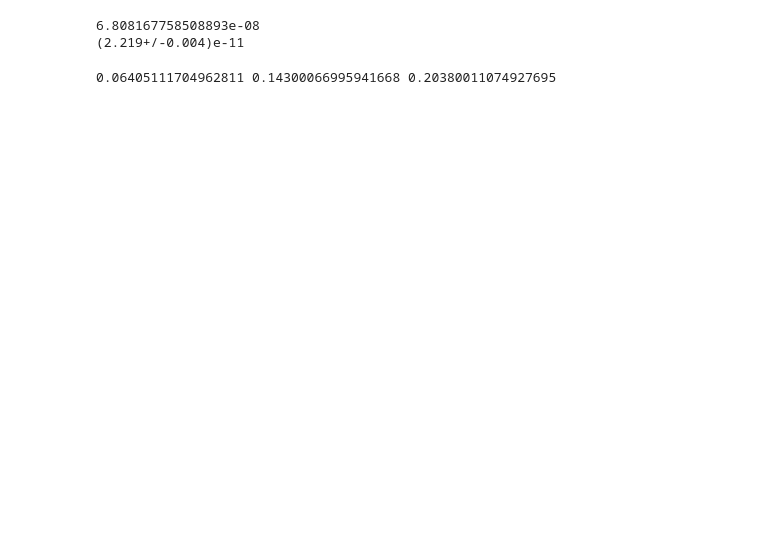
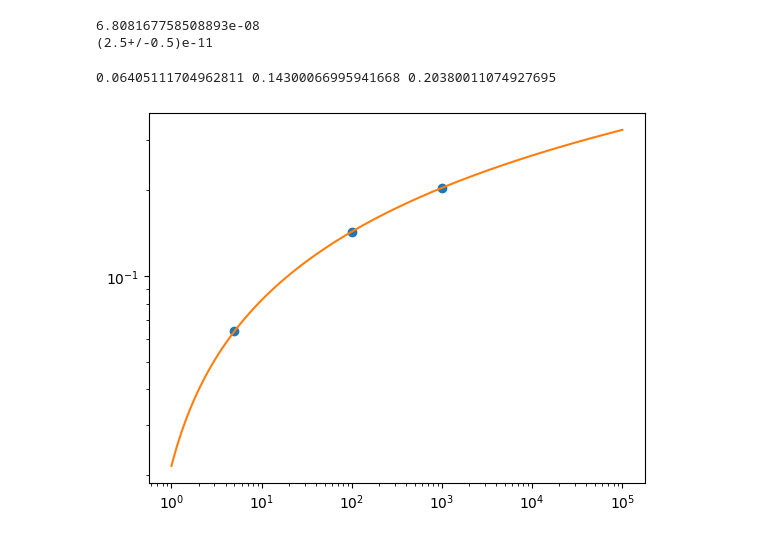
Before and after one commit to Shaquible/ENPH453, a Jupyter notebook: electricalNoise/dataEval.ipynb, the cells around one changed output. Drawn from its saved outputs; the diff is of its cells as text; code cells hidden in the pictures; blank space fills up the shorter version.

```diff
--- a/electricalNoise/dataEval.ipynb
+++ b/electricalNoise/dataEval.ipynb
@@ -7,27 +7,44 @@ from scipy.optimize import curve_fit
 import uncertainties as unc
 # %%
 def transfer(F, R):
-    l = unc.ufloat(0.27058, 0.00046)
-    C = l*25e-12/0.3048
-    RparallelC = (1/((1/20e6)**2+ (2*np.pi*F*(C+ 12.5e-12))**2)**0.5)
-    return np.abs(RparallelC/(RparallelC+R))
+    # l = unc.ufloat(0.27058, 0.00046)
+    # C = 0.5*l*29e-12*3.28084+ 12.5e-12
+    l = unc.ufloat(0.27058, 0.1)
+    C1 = l/0.3048*unc.ufloat(29e-12, 0.5e-12)
+    CIn = unc.ufloat(25e-12,05e-12)
+    C = (C1 + CIn)*(C1 + CIn)/(C1 + CIn + C1 + CIn)
+    Rin = 2*unc.ufloat(1e6, 0.5e6)
+    omega = 2*np.pi*F
+    return 1/((R/Rin+1)**2+(omega*C*R)**2)**0.5
 
-def curveFit(f, ThermalNoise, f4):
-    return (ThermalNoise  +f4*f**-4)
+
+def transferCryo(F, R):
+    l = unc.ufloat(0.27058, 0.1)
+    C1 = l/0.3048*unc.ufloat(29e-12, 0.5e-12)
+    C2 = unc.ufloat(36e-12, 1e-12)
+    CIn = unc.ufloat(25e-12, 1e-12)
+    C = (C1 + CIn + C2)*(C1 + CIn +C2)/(C1 + CIn + C1 + CIn +C2 +C2)
+    Rin = 2*unc.ufloat(1e6, 0.5e6)
+    omega = 2*np.pi*F
+    return 1/((R/Rin+1)**2+(omega*C*R)**2)**0.5
+
+def curveFit(f, ThermalNoise, f4, beta):
+    return np.sqrt(ThermalNoise**2  +(f4*f**(-beta))**2)
 
 def excpectedThermal(F, R, T):
     return (4*1.380649e-23*T*R)**0.5
 def thermalNoTransfer(R, T):
     return (4*1.380649e-23*T*R)**0.5
-
 liquidN = thermalNoTransfer(1.09e6, 77)
 print(liquidN)
-l = unc.ufloat(0.27058, 0.00046)
-C = l*25e-12/0.3048
+l = unc.ufloat(0.27058, 0.1)
+C1 = l*29e-12/0.3048
+CIn = unc.ufloat(25e-12, 1e-12)
+C = (C1 + CIn)*(C1 + CIn)/(C1 + CIn + C1 + CIn)
 print(C)
 # %% [output]
 6.808167758508893e-08
-(2.219+/-0.004)e-11
+(2.5+/-0.5)e-11
 # %%
 def readData(fileName: str):
     data = pd.read_csv(fileName, sep="\t", header=None)
@@ -35,14 +52,26 @@ def readData(fileName: str):
 # %%
 _, uncsV = readData("uncs.txt")
 five = uncsV[0:20]
 hundred = uncsV[20:40]
 thousand = uncsV[40:60]
 uncPctFive = np.std(five)/np.mean(five)
 uncPctHundred = np.std(hundred)/np.mean(hundred)
 uncPctThousand = np.std(thousand)/np.mean(thousand)
 print(uncPctFive, uncPctHundred, uncPctThousand)
+def uncFit(f, m, b):
+    return m*np.log10(f)+b
+
+uncpopt, pcov = curve_fit(uncFit, [5, 100, 1000], [uncPctFive, uncPctHundred, uncPctThousand] )
+plt.plot([5, 100, 1000], [uncPctFive, uncPctHundred, uncPctThousand], 'o')
+plt.plot(np.logspace(0, 5, num=1000), uncFit(np.logspace(0,5, num=1000), *uncpopt))
+plt.xscale("log")
+plt.yscale("log")
+plt.show()
+def voltageUncertainty(f):
+    return uncFit(f, *uncpopt)
 # %% [output]
 0.06405111704962811 0.14300066995941668 0.20380011074927695
+[figure, added]
 # %%
 dataFiles = glob.glob("data/*")
 print(dataFiles)
```
Also changed, not shown: parts of 1 cell of this notebook, 1 other file.
